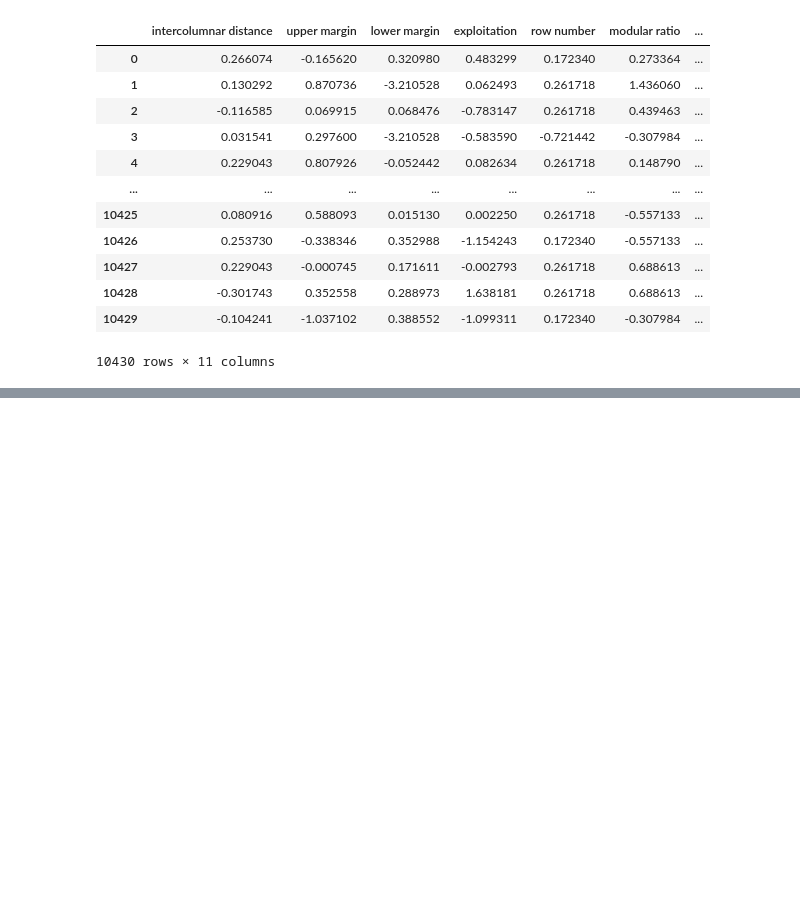
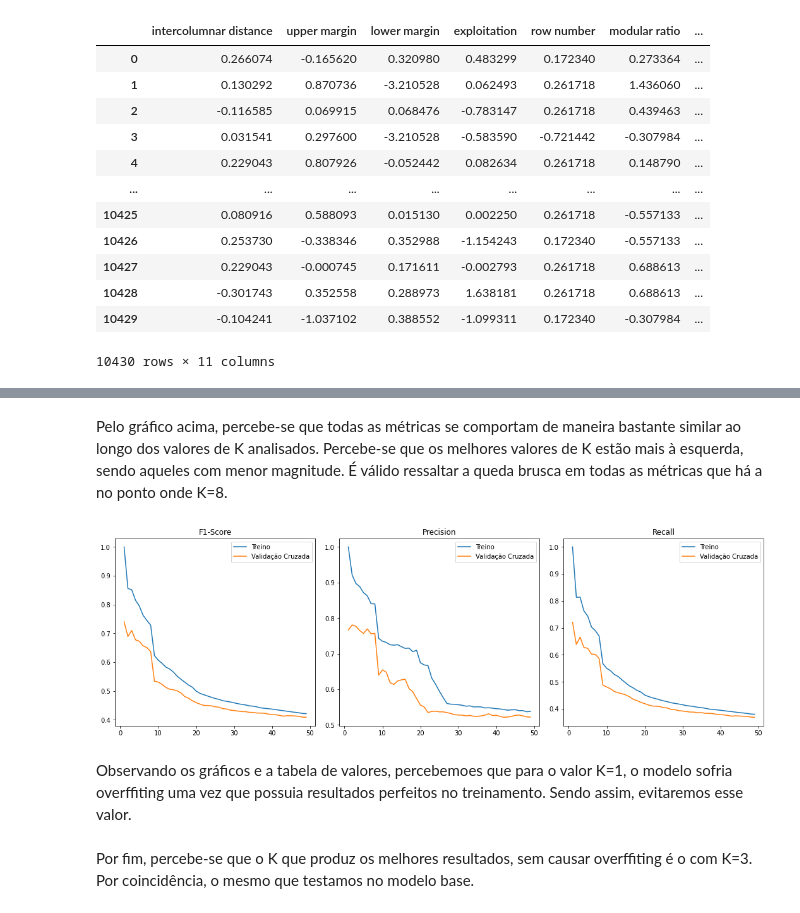
Before and after one commit to bruhenri12/Projeto-AM-2022-2, a Jupyter notebook: codigos/ProjetoAM-kNN.ipynb, the cells around one changed output, grey strips where cells are left out. Saved outputs shown, nothing was run; the diff lists cells and outputs as text; code cells hidden in the pictures; blank space fills up the shorter version.

```diff
--- a/codigos/ProjetoAM-kNN.ipynb
+++ b/codigos/ProjetoAM-kNN.ipynb
@@ -30,0 +155,30 @@ avila
+# %% [markdown]
+ Pelo gráfico acima, percebe-se que todas as métricas se comportam de maneira bastante similar ao longo dos valores de K analisados.
+ Percebe-se que os melhores valores de K estão mais à esquerda, sendo aqueles com menor magnitude. É válido ressaltar a queda brusca em todas as métricas que há a no ponto onde K=8.
+# %%
+fig,ax = plt.subplots(1,3, figsize=(15,5))
+
+ax[0].plot(k_values,gs.cv_results_['mean_train_f1_macro'])
+ax[0].plot(k_values,gs.cv_results_['mean_test_f1_macro'])
+
+ax[1].plot(k_values,gs.cv_results_['mean_train_precision_macro'])
+ax[1].plot(k_values,gs.cv_results_['mean_test_precision_macro'])
+
+ax[2].plot(k_values,gs.cv_results_['mean_train_recall_macro'])
+ax[2].plot(k_values,gs.cv_results_['mean_test_recall_macro'])
+
+for i in range(0,3):
+  ax[i].legend(('Treino','Validação Cruzada'))
+
+ax[0].set_title('F1-Score')
+ax[1].set_title('Precision')
+ax[2].set_title('Recall')
+
+fig.tight_layout(pad=1.5)
+plt.show()
+# %% [output]
+[figure, added]
+# %% [markdown]
+Observando os gráficos e a tabela de valores, percebemoes que para o valor K=1, o modelo sofria overffiting uma vez que possuia resultados perfeitos no treinamento. Sendo assim, evitaremos esse valor.
+# %% [markdown]
+Por fim, percebe-se que o K que produz os melhores resultados, sem causar overffiting é o com K=3. Por coincidência, o mesmo que testamos no modelo base.
```
Also changed, not shown: parts of 18 cells of this notebook, 1 other file.
